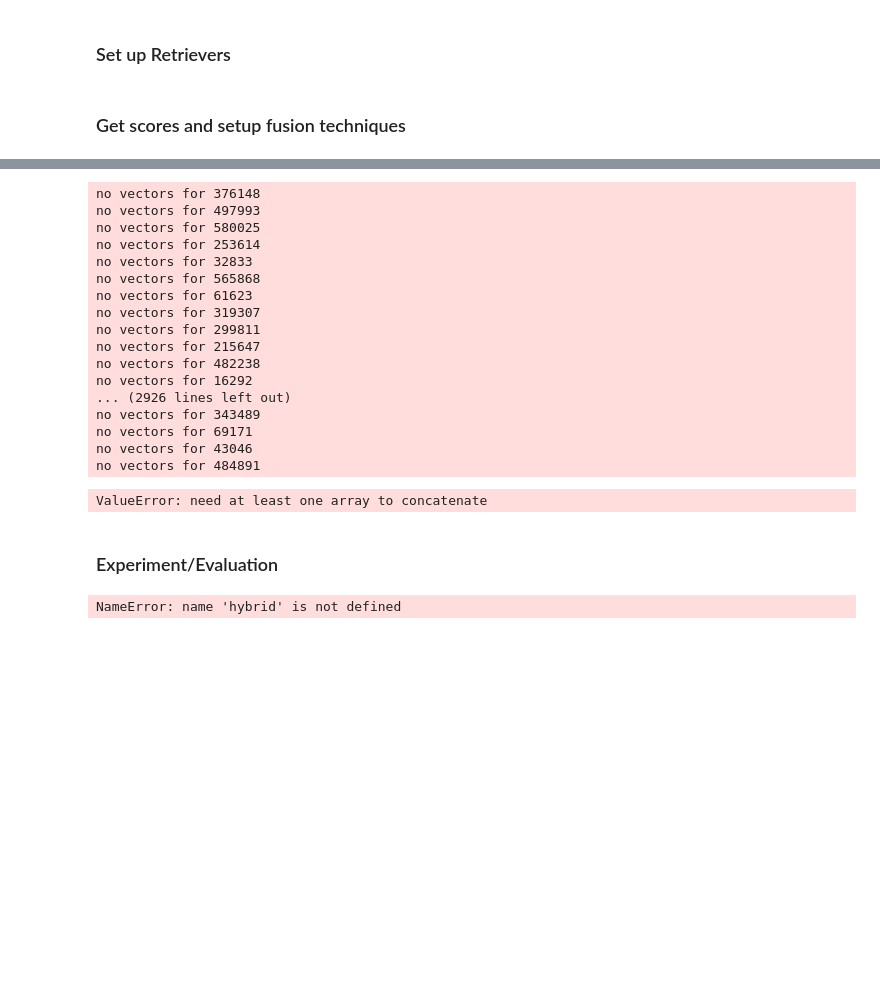
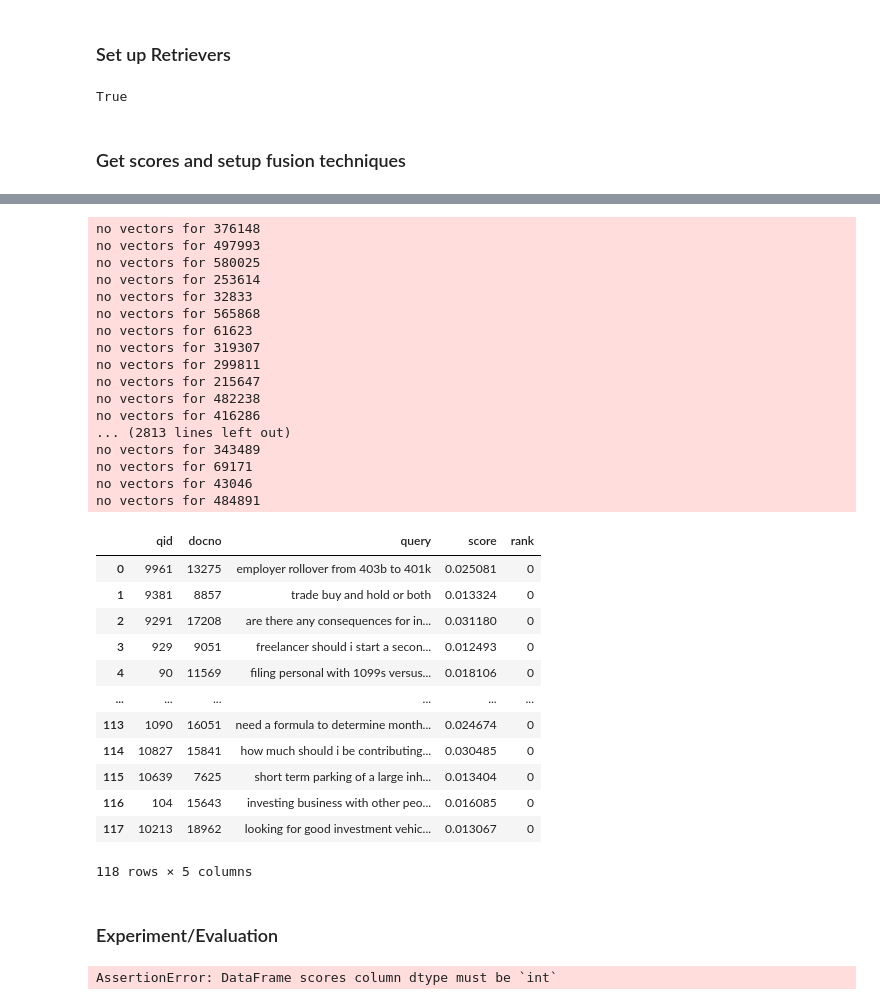
Before and after one commit to danaesav/ir-project, a Jupyter notebook: src/main.ipynb, the cells around one changed output, grey strips where cells are left out. Saved outputs shown, nothing was run; the diff lists cells and outputs as text; code cells hidden in the pictures; blank space fills up the shorter version.

```diff
--- a/src/main.ipynb
+++ b/src/main.ipynb
@@ -117,10 +115,8 @@ q_encoder = d_encoder = TASBEncoder(model=local_model_path, device=device)
 # q_encoder = d_encoder = TASBEncoder(device=device)
 # %%
 safe_dataset_name = dataset_name.replace(":", "_").replace("/", "_")
-
-ff_index = None
-ff_index_path = Path.cwd() / "indexes" / f"ffindex_{safe_dataset_name}_tasb.h5"
-
+ff_index_path = Path.cwd().joinpath("indexes", f"ffindex_{safe_dataset_name}_tasb.h5")
+print(ff_index_path.exists())
 
 # Create parent directory if it doesn't exist.
 try:
@@ -144,20 +140,23 @@ except FileNotFoundError:
     Indexer(ff_index, d_encoder, batch_size=8).from_dicts(docs_iter())
 
 
-# ff_index = ff_index.to_memory()
+ff_index = ff_index.to_memory()
+# %% [output]
+True
 # %% [markdown]
 ### Get scores and setup fusion techniques
 # %%
 ff_score = FFScore(ff_index)
-
-# Retrieval
 candidates = (bm25 % 5)(testset.get_topics())
 re_ranked = ff_score(candidates)
 
-# Fusion Techniques
 hybrid = bm25 % 1000 >> ff_score
 ff_int = FFInterpolate(alpha=0.5)
+ff_int(re_ranked)
 ff_tm2c2 = FFTM2C2()
+ff_tm2c2(re_ranked)
 ff_rrf = FFRRF()
 ff_srrf = FFSRRF()
+ff_rrf(re_ranked)
+ff_srrf(re_ranked)
 # %% [output]
@@ -165,27 +164,38 @@ ff_srrf = FFSRRF()
 no vectors for 376148
 no vectors for 497993
 no vectors for 580025
 no vectors for 253614
 no vectors for 32833
 no vectors for 565868
 no vectors for 61623
 no vectors for 319307
 no vectors for 299811
 no vectors for 215647
 no vectors for 482238
-no vectors for 16292
-... (2926 lines left out)
+no vectors for 416286
+... (2813 lines left out)
 no vectors for 343489
 no vectors for 69171
 no vectors for 43046
 no vectors for 484891
+|  | qid | docno | query | score | rank |
+| 0 | 9961 | 13275 | employer rollover from 403b to 401k | 0.025081 | 0 |
+| 1 | 9381 | 8857 | trade buy and hold or both | 0.013324 | 0 |
+| 2 | 9291 | 17208 | are there any consequences for in... | 0.031180 | 0 |
+| 3 | 929 | 9051 | freelancer should i start a secon... | 0.012493 | 0 |
+| 4 | 90 | 11569 | filing personal with 1099s versus... | 0.018106 | 0 |
+| ... | ... | ... | ... | ... | ... |
+| 113 | 1090 | 16051 | need a formula to determine month... | 0.024674 | 0 |
+| 114 | 10827 | 15841 | how much should i be contributing... | 0.030485 | 0 |
+| 115 | 10639 | 7625 | short term parking of a large inh... | 0.013404 | 0 |
+| 116 | 104 | 15643 | investing business with other peo... | 0.016085 | 0 |
+| 117 | 10213 | 18962 | looking for good investment vehic... | 0.013067 | 0 |
-ValueError: need at least one array to concatenate
+118 rows × 5 columns
 # %% [markdown]
 ### Experiment/Evaluation
 # %%
-# Evaluation
 result = pt.Experiment(
-    [bm25, hybrid >> ff_int, hybrid >> ff_tm2c2],
+    [bm25, hybrid >> ff_int,  hybrid >> ff_tm2c2],
     testset.get_topics(),
     testset.get_qrels(),
     eval_metrics=[RR @ 10, nDCG @ 10, MAP @ 100],
@@ -196,4 +206,4 @@ result = pt.Experiment(
 
 print(result)
 # %% [output]
-NameError: name 'hybrid' is not defined
+AssertionError: DataFrame scores column dtype must be `int`
```
Also changed, not shown: parts of 2 cells of this notebook.
